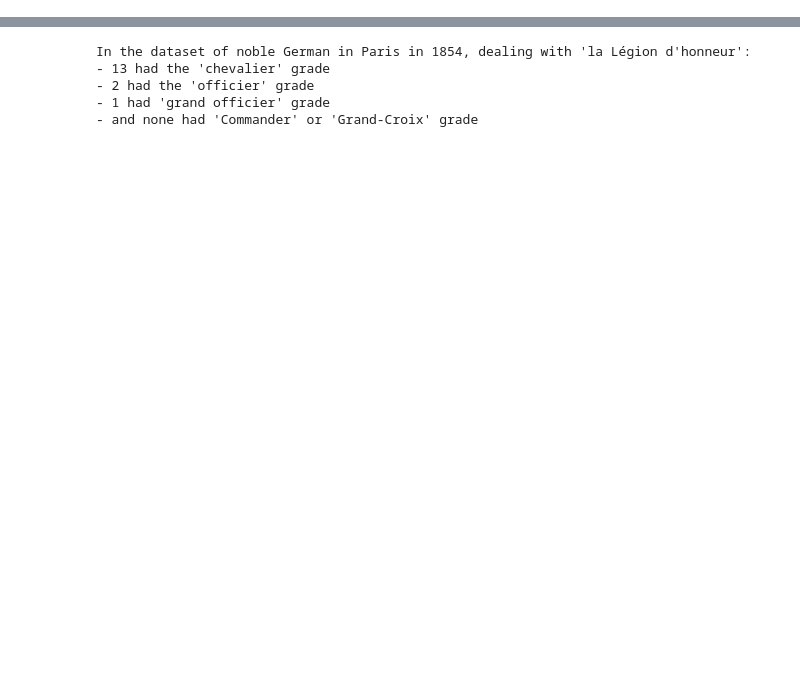
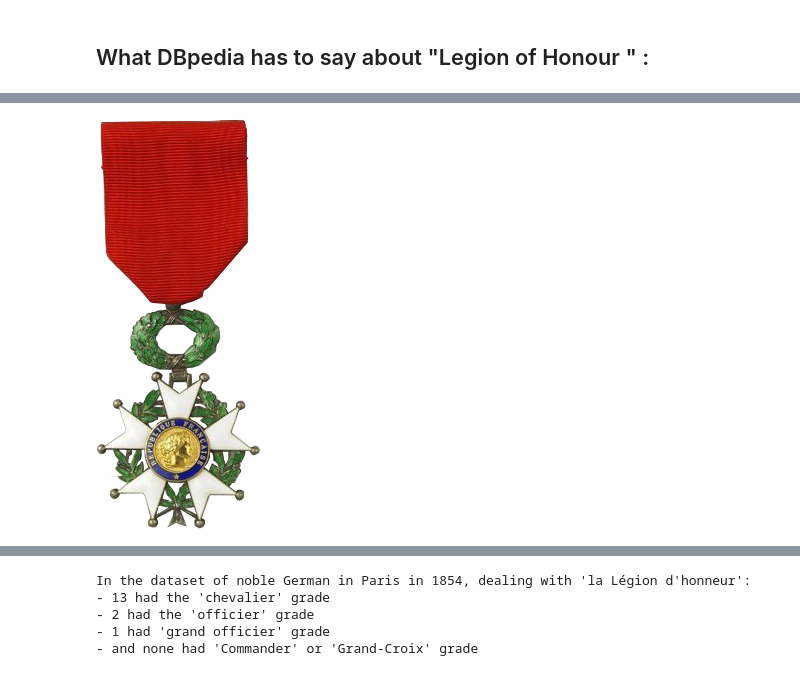
Before and after one commit to geraldkembellec/ScientificCommitteeAnalytics, a Jupyter notebook: Adressbuch_nobles.ipynb, the cells around one changed output, grey strips where cells are left out. Cells and saved outputs as stored; diff of their text form; code cells hidden in the pictures; blank space fills up the shorter version.

```diff
--- a/Adressbuch_nobles.ipynb
+++ b/Adressbuch_nobles.ipynb
@@ -39,12 +91,4 @@ From the beginning (1802), the Legion of Honor was aimed at __both civilians and
 # %%
-# I ask the notebook to install something to enable
-# semantic communication with dbpedia
-# the query langage is SPARQL
-%pip install SPARQLWrapper
-from IPython.display import Image
-from SPARQLWrapper import SPARQLWrapper, JSON
-import urllib.parse
-
 # Specify the DBPedia endpoint
 sparql = SPARQLWrapper("http://dbpedia.org/sparql")
 
@@ -68,11 +112,22 @@ result = sparql.query().convert()
 for hit in result["results"]["bindings"]:
   abstract=hit["comment"]["value"]
   pic=hit["thumbnail"]["value"]
-  print(pic)
-  print(abstract)
+  title=hit["label"]["value"]
 
-encoded_pic = urllib.parse.quote(pic)
-#display(Image(filename=encoded_pic))
-#print(encoded_pic)
-# --> Unfortunatelly it contains wrong charaters i.e. "é" or " ' ", so the image URL is not usable
+  # We use microdata to inject some semantic content
+  # here a definition from dpepia
+  display(HTML('<div itemscope itemtype="https://schema.org/DefinedTerm">'))
+  display(HTML('<h2>What DBpedia has to say about "<dfn itemprop="name">'+title+'</dfn> " : </h2>'))
+  display(HTML('<link itemprop="url" href="http://dbpedia.org/resource/Legion_of_Honour"/>'))
+  display(HTML('<p>'))
+  display(HTML(abstract))
+  display(HTML('</p></div>'))
+
+pic_path='http://commons.wikimedia.org/wiki/Special:FilePath/'
+image_file_name=pic.replace('http://commons.wikimedia.org/wiki/Special:FilePath/','')
+image_file_name=image_file_name.replace('?width=300','')
+#print(image_file_name)
+encoded_pic_name = urllib.parse.quote(image_file_name)
+#print(pic_path+encoded_pic_name)
+display(Image(pic_path+encoded_pic_name))
 # %% [output]
@@ -78,0 +135 @@ encoded_pic = urllib.parse.quote(pic)
+What DBpedia has to say about "Legion of Honour " :
@@ -91 +137,2 @@ http://commons.wikimedia.org/wiki/Special:FilePath/Chevalier_légion_d'honneur_2
 The Legion of Honour is the highest French order of merit, both military and civil. Established in 1802 by Napoleon Bonaparte, it has been retained by all later French governments and régimes. The ord ...
+[figure, added]
```
Also changed, not shown: parts of 16 cells of this notebook.
